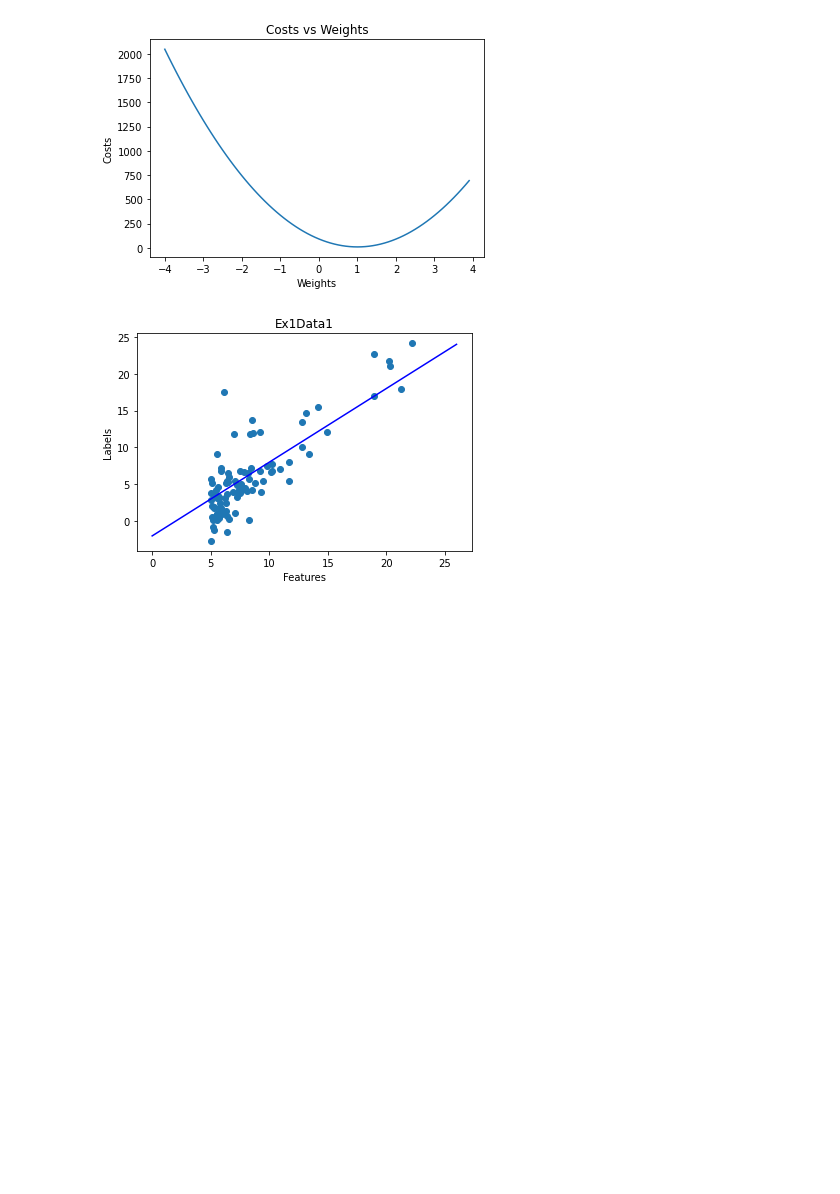
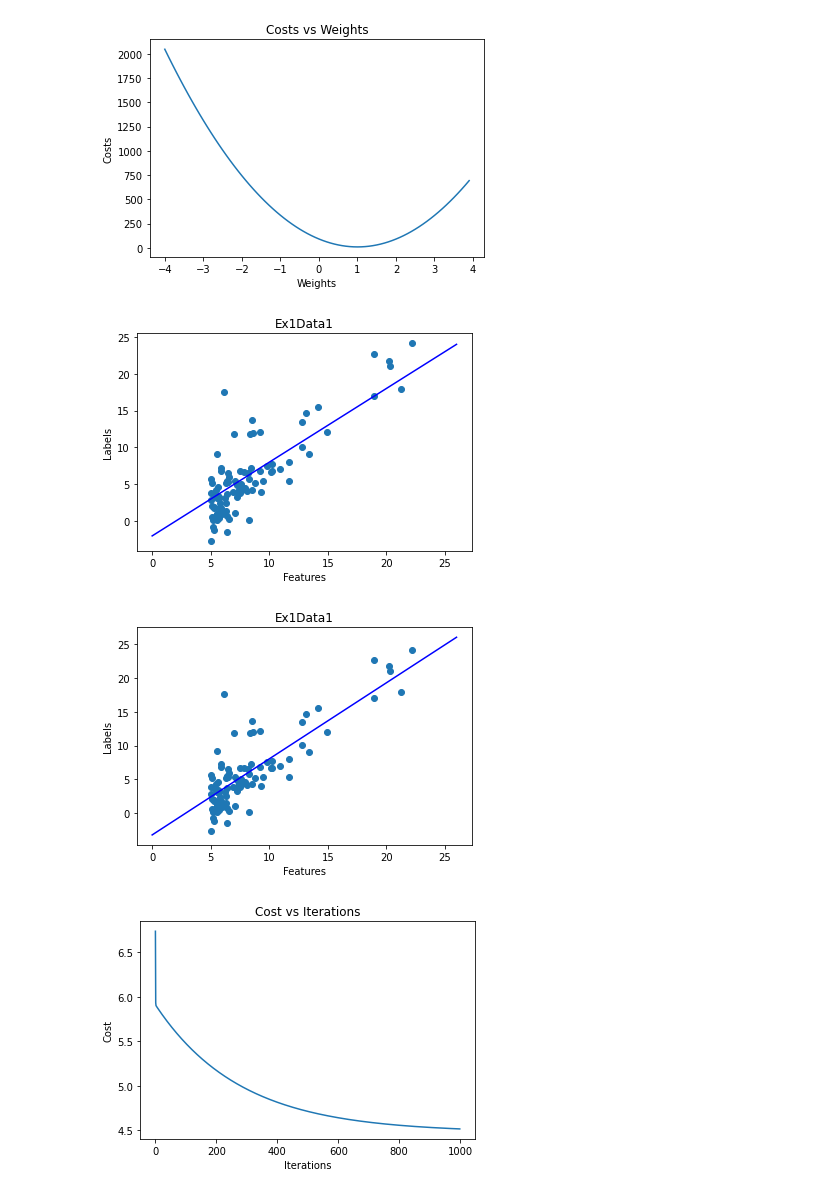
Before and after one commit to AnirudhAchal/Human-Parsing-Representation-Extractor, a Jupyter notebook: LearningPhase/Linear_Models/Linear_Model_1.ipynb, the cells around one changed output. Drawn from its saved outputs; the diff is of its cells as text; code cells hidden in the pictures; blank space fills up the shorter version.

Commit message:
Gradient Descent added

```diff
--- a/LearningPhase/Linear_Models/Linear_Model_1.ipynb
+++ b/LearningPhase/Linear_Models/Linear_Model_1.ipynb
@@ -79,3 +79,42 @@ plot_dataset_with_model(X, y, best_weight, bias)
 # %% [output]
 [figure]
 [figure]
+# %%
+# Function which calculates gradients
+def get_grads(W, X, y, b):
+    y_hat = forward_propagate(W, X, b)
+    m = y.shape[1]
+    grad1 = 1 / m * ((y_hat - y) @ X.T)
+    grad2 = 1 / m * torch.sum((y_hat - y), axis = 1, keepdims = True)
+    return [grad1, grad2]
+# %%
+# Function to update parameters
+def update_params(W, b, grads, learning_rate):
+    return [W - learning_rate * grads[0], b - learning_rate * grads[1], ]
+# %%
+def gradient_descent(W, X, y, b, iterations, learning_rate):
+    costs = []
+    for epoch in range(iterations):
+        grads = get_grads(W, X, y, b)
+        [W, b] = update_params(W, b, grads, learning_rate)
+        l = compute_cost(forward_propagate(W, X, b), y)
+        print("Epoch :", epoch, "Loss :", l.item())
+        costs.append(l.item())
+    plot_dataset_with_model(X, y, W, b)
+
+    return costs
+# %%
+def plot_log(costs):
+    plt.title('Cost vs Iterations')
+    plt.xlabel('Iterations')
+    plt.ylabel('Cost')
+    plt.plot(costs)
+    plt.show()
+# %%
+W = torch.Tensor([[0]])
+b = torch.Tensor([[0]])
+costs = gradient_descent(W, X, y, b, 1000, 0.01)
+plot_log(costs)
+# %% [output]
+[figure, added]
+[figure, added]
```
Also changed, not shown: parts of 2 cells of this notebook.
